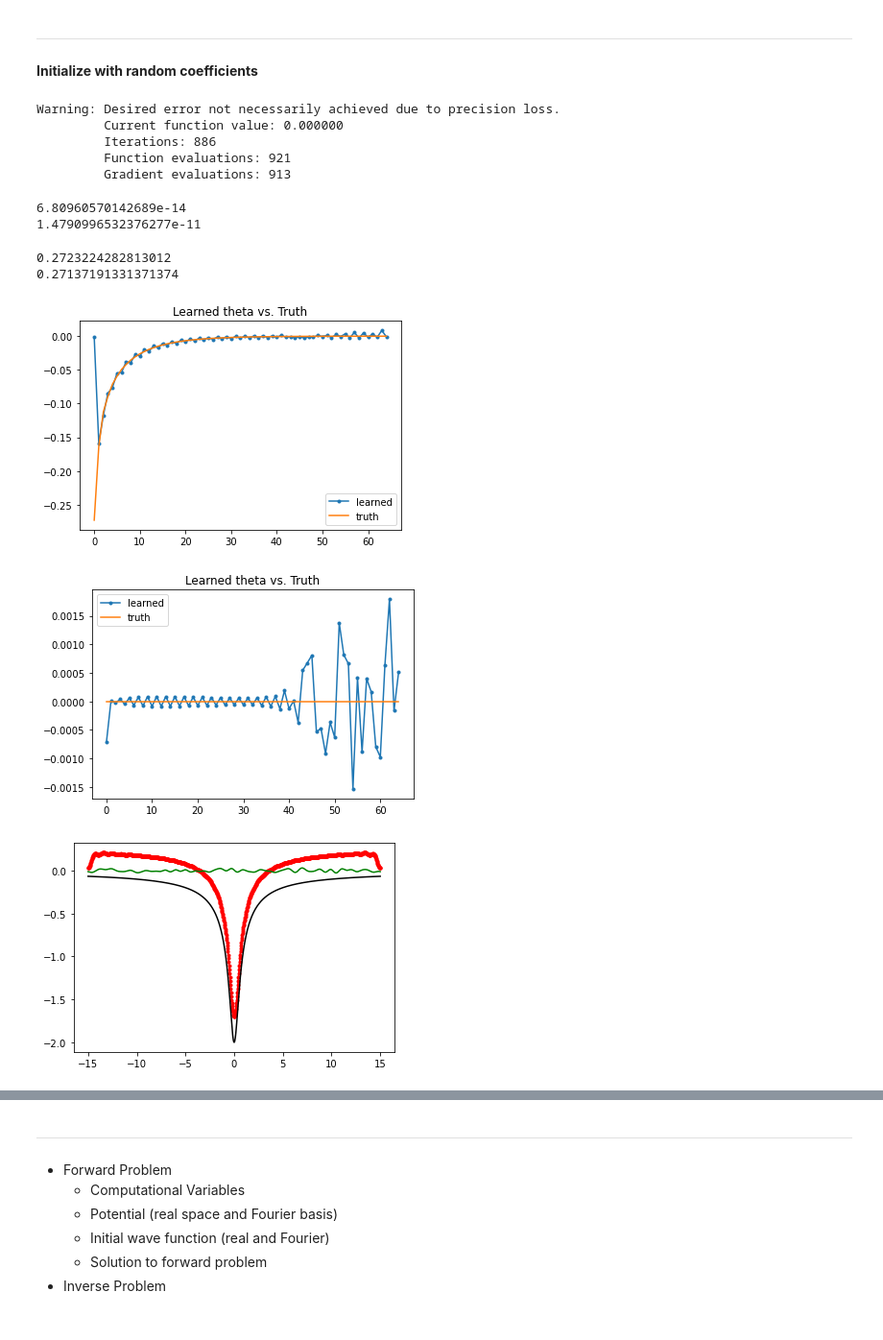
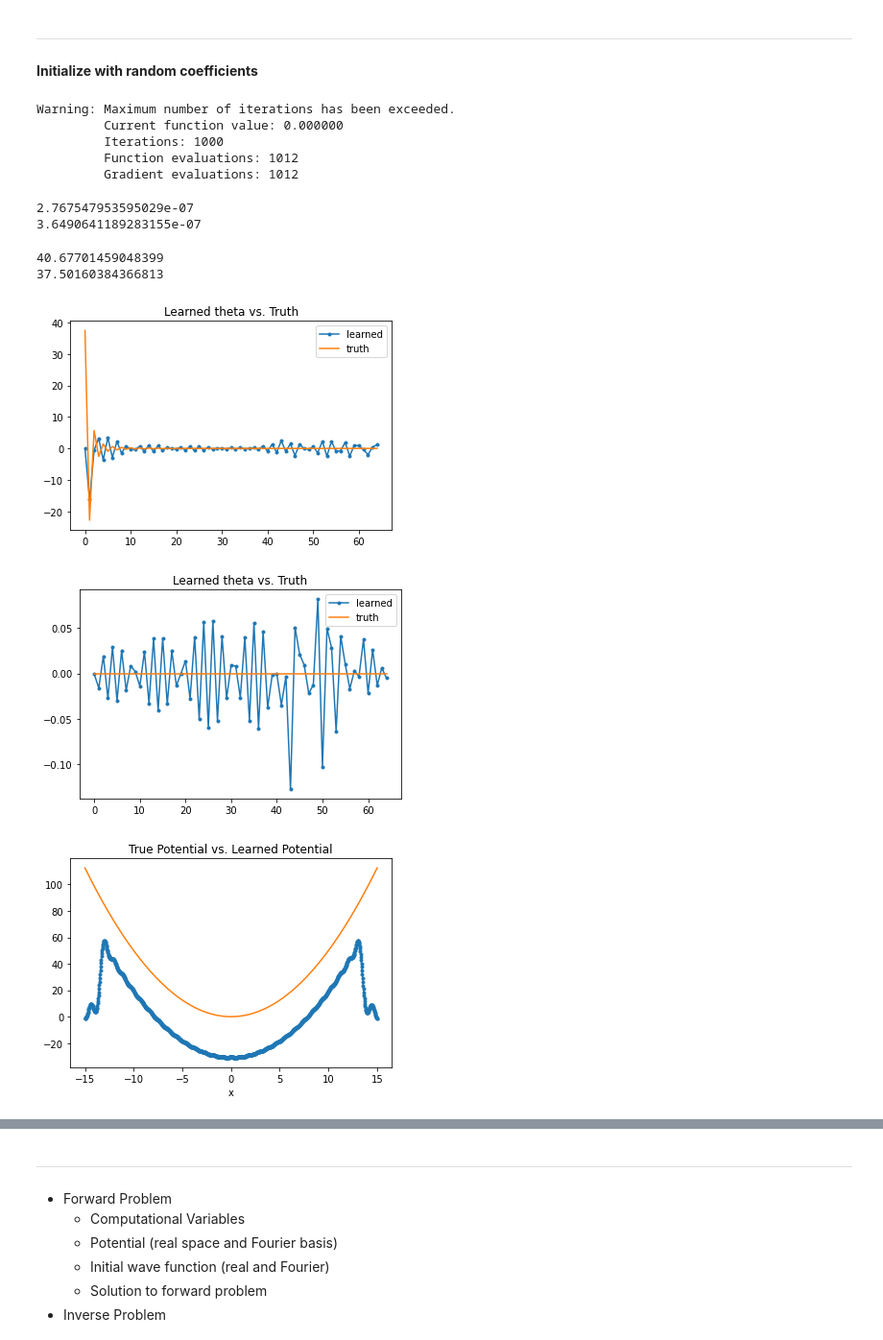
Before and after one commit to kbcollins/tdse, a Jupyter notebook: tdse-prob-density/tdse-prob-density-kbc.ipynb, the cells around one changed output, grey strips where cells are left out. Shown at 96% size. Saved outputs shown, nothing was run; the diff lists cells and outputs as text; code cells hidden in the pictures.

```diff
--- a/tdse-prob-density/tdse-prob-density-kbc.ipynb
+++ b/tdse-prob-density/tdse-prob-density-kbc.ipynb
@@ -38,7 +38,7 @@ Shape fourtox: (65, 1025)
 # %%
 def v(z):
     # harmonic oscillator potential (should be exact for Chebyshev)
-    # return 0.5 * z**2
+    return 0.5 * z**2
     # symmetric double well potential
     # return 2.5e-3 * (z**2 - 25)**2
     # asymmetric double well potential
@@ -52,7 +52,7 @@ def v(z):
     # return np.sin((0.5 * z)**2)
     # return 15 * (-np.cos(z) + np.sin((0.5 * z)**2 - 0.2 * z))
     # soft coulomb potential
-    return -1 / np.sqrt(z**2 + 0.25)
+    # return -1 / np.sqrt(z**2 + 0.25)
 
 # compute true potential on real space grid for plotting
 vxvec = v(xvec)
@@ -516,12 +516,12 @@ def probobj(theta, verbose=False):
     for r in range(len(a0vec)):
         thisa0 = a0vec[r]
         thisavec = thisa0.copy()
-        tempbetamat = [jnp.correlate(thisa0, thisa0, 'same') / jnp.sqrt(2 * L)]
+        temprhomat = [jnp.correlate(thisa0, thisa0, 'same') / jnp.sqrt(2 * L)]
 
         if verbose:
             print('')
             print('l2 error thisavec:', jnl.norm(thisavec - amattruevec[r, 0]))
-            print('l2 error tempbetamat[-1]:', jnl.norm(tempbetamat[-1] - betamattruevec[r, 0]))
+            print('l2 error tempbetamat[-1]:', jnl.norm(temprhomat[-1] - betamattruevec[r, 0]))
 
         # propagate system starting from initial "a" state
         for i in range(numts):
@@ -529,23 +529,23 @@ def probobj(theta, verbose=False):
             thisavec = (propahat @ thisavec)
 
             # calculate the amp^2
-            tempbetamat.append(jnp.correlate(thisavec, thisavec, 'same') / jnp.sqrt(2 * L))
+            temprhomat.append(jnp.correlate(thisavec, thisavec, 'same') / jnp.sqrt(2 * L))
 
             if verbose:
                 # if i % 1 == 0:
                 if i % 10 == 0:
                     print('l2 error thisavec:', jnl.norm(thisavec - amattruevec[r, i+1]))
-                    print('l2 error tempbetamat[-1]:', jnl.norm(tempbetamat[-1] - betamattruevec[r, i+1]))
+                    print('l2 error tempbetamat[-1]:', jnl.norm(temprhomat[-1] - betamattruevec[r, i+1]))
 
         # compute objective functions
-        tempresid = jnp.array(tempbetamat) - betamattruevec[r]
+        tempresid = jnp.array(temprhomat) - betamattruevec[r]
         thisobj = 0.5 * jnp.sum(jnp.abs(tempresid)**2)
 
         rtnobj += thisobj
 
         if verbose:
             print('')
-            print('Shape tempbetamat:', jnp.shape(tempbetamat))
+            print('Shape tempbetamat:', jnp.shape(temprhomat))
             print('l2 error tempbetamat:', jnl.norm(tempresid))
             print('thisobj:', thisobj)
             print('')
@@ -692,24 +692,24 @@ thetarnd = jnp.array(thetarnd)
 # %%
 rsltrndjaxgrad = so.minimize(jitprobobj, thetarnd, jac=gradprobobj, tol=1e-12, options={'maxiter': 1000, 'disp': True, 'gtol': 1e-15}).x
 # %% [output]
-Warning: Desired error not necessarily achieved due to precision loss.
+Warning: Maximum number of iterations has been exceeded.
          Current function value: 0.000000
-         Iterations: 886
-         Function evaluations: 921
-         Gradient evaluations: 913
+         Iterations: 1000
+         Function evaluations: 1012
+         Gradient evaluations: 1012
 # %%
 print(jitprobobj(rsltrndjaxgrad))
 print(nl.norm(gradprobobj(rsltrndjaxgrad)))
 # %% [output]
-6.80960570142689e-14
-1.4790996532376277e-11
+2.767547953595029e-07
+3.6490641189283155e-07
 # %%
 fourvtoeplearnrnd = rsltrndjaxgrad[:2 * numfour + 1] + 1j*rsltrndjaxgrad[2 * numfour + 1:]
 print(nl.norm(fourvtoeplearnrnd - vtoeptrue))
 print(np.max(np.abs(fourvtoeplearnrnd - vtoeptrue)))
 # %% [output]
-0.2723224282813012
-0.27137191331371374
+40.67701459048399
+37.50160384366813
 # %%
 # plot learned vs true
 cmpcffrnd = thetarnd[:2 * numfour + 1] + 1j * thetarnd[2 * numfour + 1:]
@@ -734,21 +734,23 @@ plt.title('Learned theta vs. Truth')
 plt.legend()
 plt.show()
 # %% [output]
-[figure, old version]
+[figure, new version]
-[figure, old version]
+[figure, new version]
 # %%
 vfour = np.sqrt(2*L) * np.concatenate([np.conjugate(np.flipud(cmprsltrndjaxgrad[1:(numfour+1)])), cmprsltrndjaxgrad[:(numfour+1)]])
 vrecon = vfour @ fourtox
 
 vicfour = np.sqrt(2*L) * np.concatenate([np.conjugate(np.flipud(cmpcffrnd[1:(numfour+1)])), cmpcffrnd[:(numfour+1)]])
 vic = vicfour @ fourtox
 
-plt.plot(xvec, jnp.real(vrecon), '.-', color='red')
-plt.plot(xvec, vxvec, color='black')
-plt.plot(xvec, jnp.real(vic), color='green')
+plt.plot(xvec, jnp.real(vrecon), '.-', label='Learned')
+plt.plot(xvec, vxvec, label='Truth')
+# plt.plot(xvec, jnp.real(vic), color='green')
+plt.xlabel('x')
+plt.title('True Potential vs. Learned Potential')
 plt.show()
 # %% [output]
-[figure, old version]
+[figure, new version]
 # %%
 zeroindex = len(xvec) // 2
 print(xvec[zeroindex])
```
Also changed, not shown: parts of 24 cells of this notebook.
